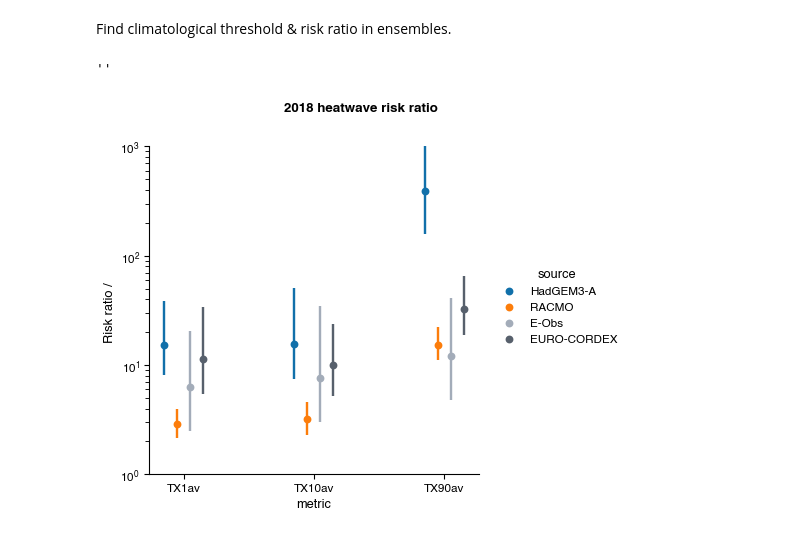
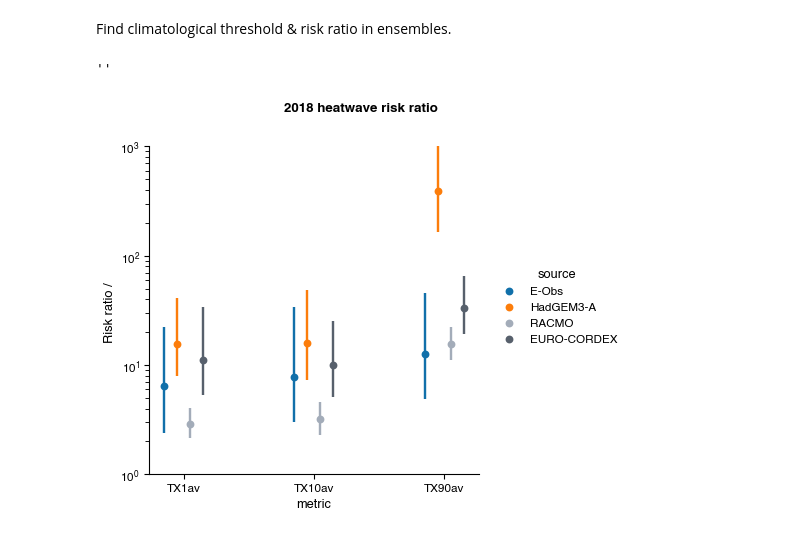
Before and after one commit to njleach/Ch1_EU-heatwave-2018, a Jupyter notebook: MultiModel-regional.ipynb, the cells around one changed output. Saved outputs shown, nothing was run; the diff lists cells and outputs as text; code cells hidden in the pictures.

```diff
--- a/MultiModel-regional.ipynb
+++ b/MultiModel-regional.ipynb
@@ -227,7 +227,7 @@ EC_RG = xr.concat([xr.open_mfdataset(x,preprocess=preproc_ec_rg,concat_dim='regi
 ### bootstrap obervations
 # %%
 ## set the number of bootstrap members
-n_boot = 1000
+n_boot = 10000
 
 def generate_boot(ds):
 
@@ -391,16 +391,16 @@ RR_df = pd.concat([x.risk_ratio.to_dataframe().risk_ratio.reset_index() for x in
 # %%
 choose_region = 'BI'
 
-g=sn.catplot(data=RR_df.query('region=="'+choose_region+'"').sort_values(by='metric',key=lambda x: x.map(dict(TX1av=0,TX10av=1,TX90av=2))),y='risk_ratio',x='metric',hue='source',hue_order=['HadGEM3-A','RACMO','E-Obs','EURO-CORDEX'],kind='point',ci=None,estimator=np.nanmedian,join=False,dodge=0.3,palette=palette1[:4],scale=1,aspect=1)
+g=sn.catplot(data=RR_df.query('region=="'+choose_region+'"').sort_values(by='metric',key=lambda x: x.map(dict(TX1av=0,TX10av=1,TX90av=2))),y='risk_ratio',x='metric',hue='source',hue_order=['E-Obs','HadGEM3-A','RACMO','EURO-CORDEX'],kind='point',ci=None,estimator=np.nanmedian,join=False,dodge=0.3,palette=palette1[:4],scale=1,aspect=1)
 
-g.map(hack_catplot_range,'metric','risk_ratio','source',ci=90,hue_order=['HadGEM3-A','RACMO','E-Obs','EURO-CORDEX'],dodge=0.3,palette=palette1[:4])
+g.map(hack_catplot_range,'metric','risk_ratio','source',ci=90,hue_order=['E-Obs','HadGEM3-A','RACMO','EURO-CORDEX'],dodge=0.3,palette=palette1[:4])
 
 g.set(ylabel='Risk ratio / ',xlabel='metric',yscale='log',ylim=(1,1e3))
 g.axes[0,0].axhline(0,ls=':',color='grey',lw=0.5)
 g.fig.dpi=80
 g.fig.patch.set_facecolor('xkcd:white')
 g.fig.suptitle('2018 heatwave risk ratio',fontweight='bold',y=1.05)
 ''
 # %% [output]
 ''
-[figure, old version]
+[figure, new version]
```
Also changed, not shown: parts of 1 cell of this notebook, 3 other files.
